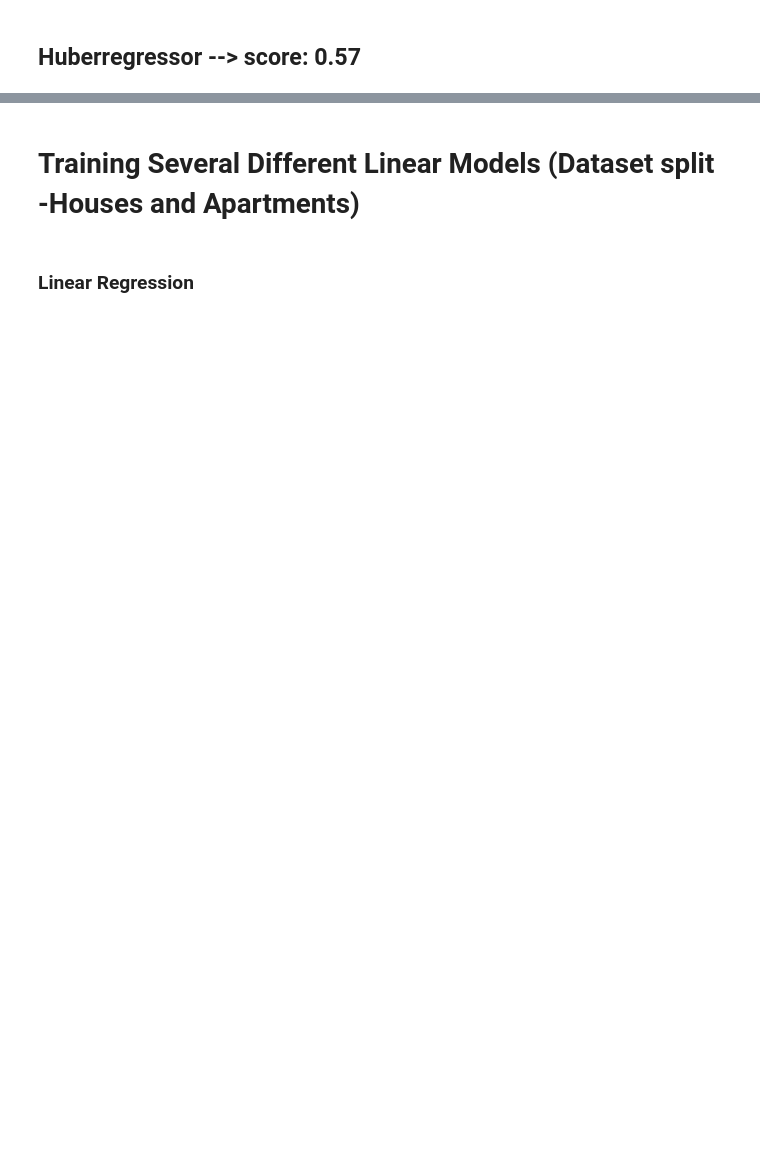
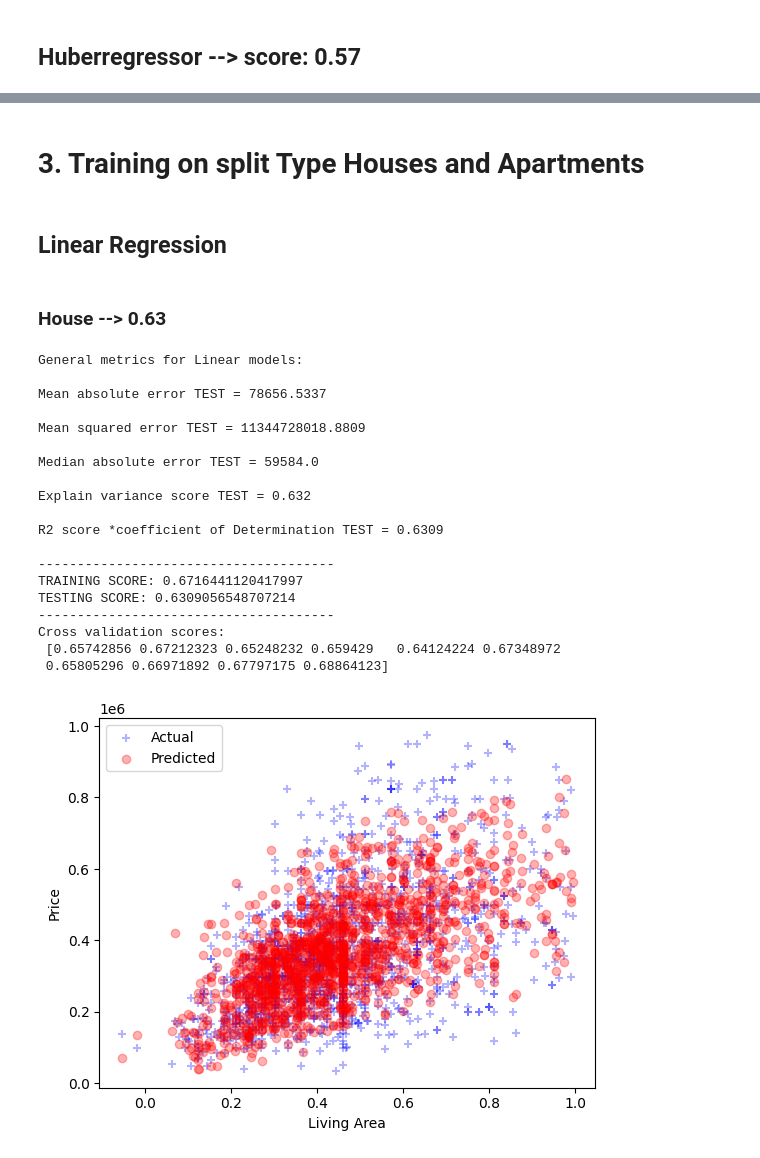
Before and after one commit to nikolaaswillaert/ImmoElizaDataAnalysis, a Jupyter notebook: main.ipynb, the cells around one changed output, grey strips where cells are left out. Saved outputs shown, nothing was run; the diff lists cells and outputs as text; code cells hidden in the pictures; blank space fills up the shorter version.

```diff
--- a/main.ipynb
+++ b/main.ipynb
@@ -359,4 +416,13 @@ Cross validation scores:
 # %% [markdown]
-# Training Several Different Linear Models (Dataset split -Houses and Apartments)
+# 3. Training on split Type Houses and Apartments
+# %%
+df_house = new_df[new_df['property_type_HOUSE'] == 1]
+df_app = new_df[new_df['property_type_APARTMENT'] == 1]
+
+X_house = df_house.drop(columns=['price'], axis=1)
+y_house = df_house['price']
+
+X_app = df_app.drop(columns=['price'], axis=1)
+y_app = df_app['price']
 # %% [markdown]
-### Linear Regression
+## Linear Regression
@@ -368,0 +429,27 @@ df_app = new_df[new_df['property_type_APARTMENT'] == 1]
+# %% [markdown]
+### House --> 0.63
+# %%
+from src.model_functions import train_linear_regr
+
+train_linear_regr(X_house,y_house)
+# %% [output]
+General metrics for Linear models:
+
+Mean absolute error TEST = 78656.5337
+
+Mean squared error TEST = 11344728018.8809
+
+Median absolute error TEST = 59584.0
+
+Explain variance score TEST = 0.632
+
+R2 score *coefficient of Determination TEST = 0.6309
+
+--------------------------------------
+TRAINING SCORE: 0.6716441120417997
+TESTING SCORE: 0.6309056548707214
+--------------------------------------
+Cross validation scores:
+ [0.65742856 0.67212323 0.65248232 0.659429   0.64124224 0.67348972
+ 0.65805296 0.66971892 0.67797175 0.68864123]
+[figure, added]
```
Also changed, not shown: parts of 29 cells of this notebook, 14 other files.
